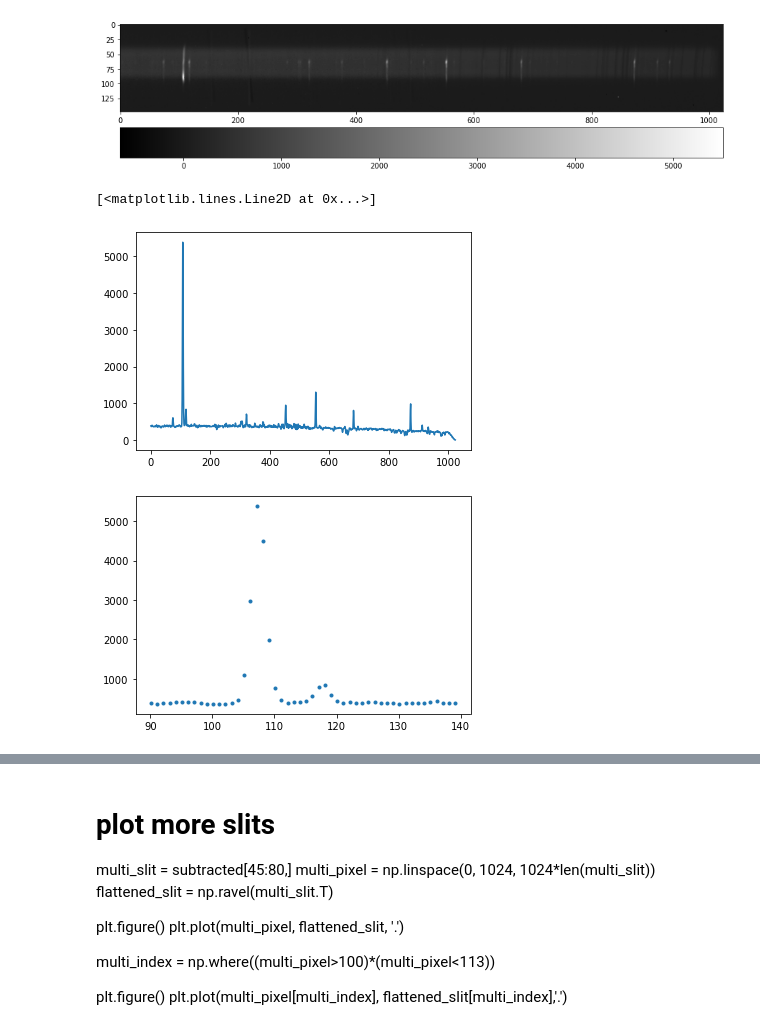
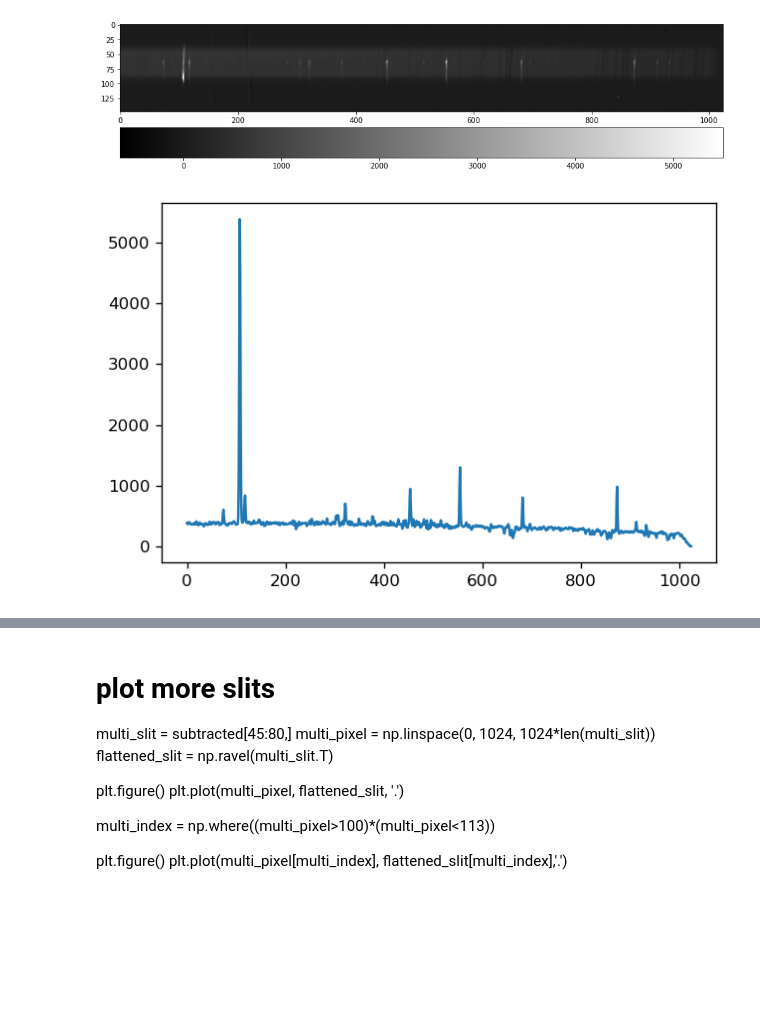
Before and after one commit to ruoyanwangdr/Dynamics-of-Jovian-Infrared-Auroral-Ionosphere-and-Thermosphere, a Jupyter notebook: h3p.ipynb, the cells around one changed output, grey strips where cells are left out. Saved outputs shown, nothing was run; the diff lists cells and outputs as text; code cells hidden in the pictures; blank space fills up the shorter version.

```diff
--- a/h3p.ipynb
+++ b/h3p.ipynb
@@ -23,51 +23,49 @@ for i in range(filesize):
     elif n >= 100 and n < 112: # fits index ends at 111
         hdu_data = fits.getdata(filepath + 'jun02s0' + '{}_order36.fits'.format(n), ext=0)
         nirspec7_data.append(hdu_data)
     elif n >= 112:
         break
 nirspec7_data_array = np.array(nirspec7_data)
 
 # sky 51, 59; object 52 to 58
 data51 = nirspec7_data_array[29] # sky
 data59 = nirspec7_data_array[37] # sky
 data53 = nirspec7_data_array[31] # object
 
 
 # object 60 to 103
 data60 = nirspec7_data_array[38]
 
 # remove sky background
 sky_subtracted = nirspec7_data_array[39] - data51
 
 # show reduced fits
 plt.figure(figsize=(15,8))
 plt.imshow(sky_subtracted, cmap='gist_gray')
 #plt.xlim(80,140)
 #plt.ylim(93,85)
 plt.colorbar(orientation='horizontal', pad=0.05)
 
 # load waverange
 waverange = fits.open(filepath + 'waverange.fits', ignore_missing_end=True)[0].data
+
+# plot cropped slit
+pixel = np.linspace(0, 1024, 1024)
+selected_slit = sky_subtracted[88]
+plt.figure(dpi=120)
+plt.plot(pixel, selected_slit)
+#plt.xlim(550,560)
+
+# select certain waverange/pixel
+#index = np.where((waverange>2.1216) & (waverange<2.12197))
+index = np.where((pixel>90)*(pixel<140))
+
+# plot slit with selected waverange/pixel
+#plt.figure()
+#plt.plot(pixel[index], selected_slit[index],'.')
 # %% [output]
 [figure]
+[figure, added]
-# %%
-# plot cropped slit
-pixel = np.linspace(0, 1024, 1024)
-selected_slit = sky_subtracted[88]
-plt.figure()
-plt.plot(pixel, selected_slit)
-
-# select certain waverange/pixel
-#index = np.where((waverange>2.1216) & (waverange<2.12197))
-index = np.where((pixel>90)*(pixel<140))
-
-# plot slit with selected waverange/pixel
-plt.figure()
-plt.plot(pixel[index], selected_slit[index],'.')
-# %% [output]
-[<matplotlib.lines.Line2D at 0x...>]
-[figure, removed]
-[figure, removed]
 # %%
 def normalization(data):
     return (data - np.min(data)) / (np.max(data) - np.min(data))
```
Also changed, not shown: parts of 1 cell of this notebook.
